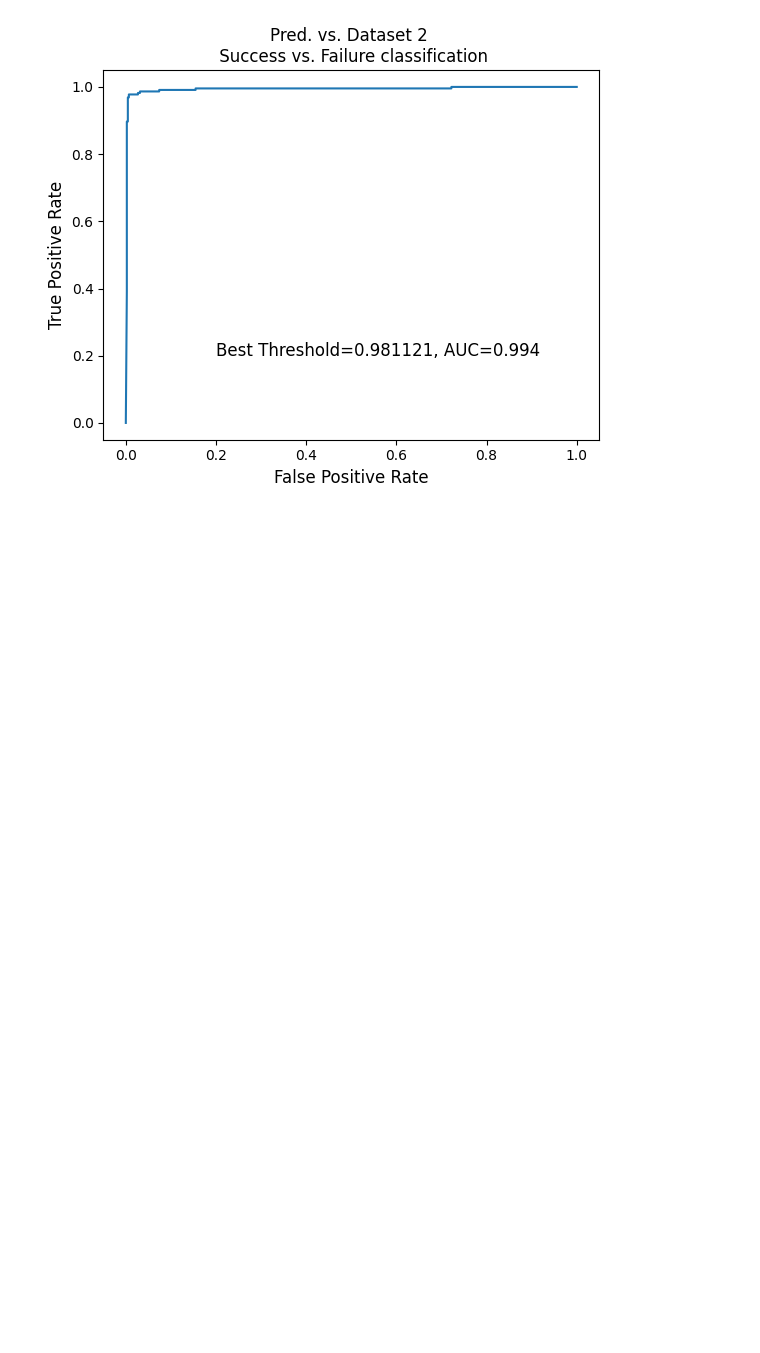
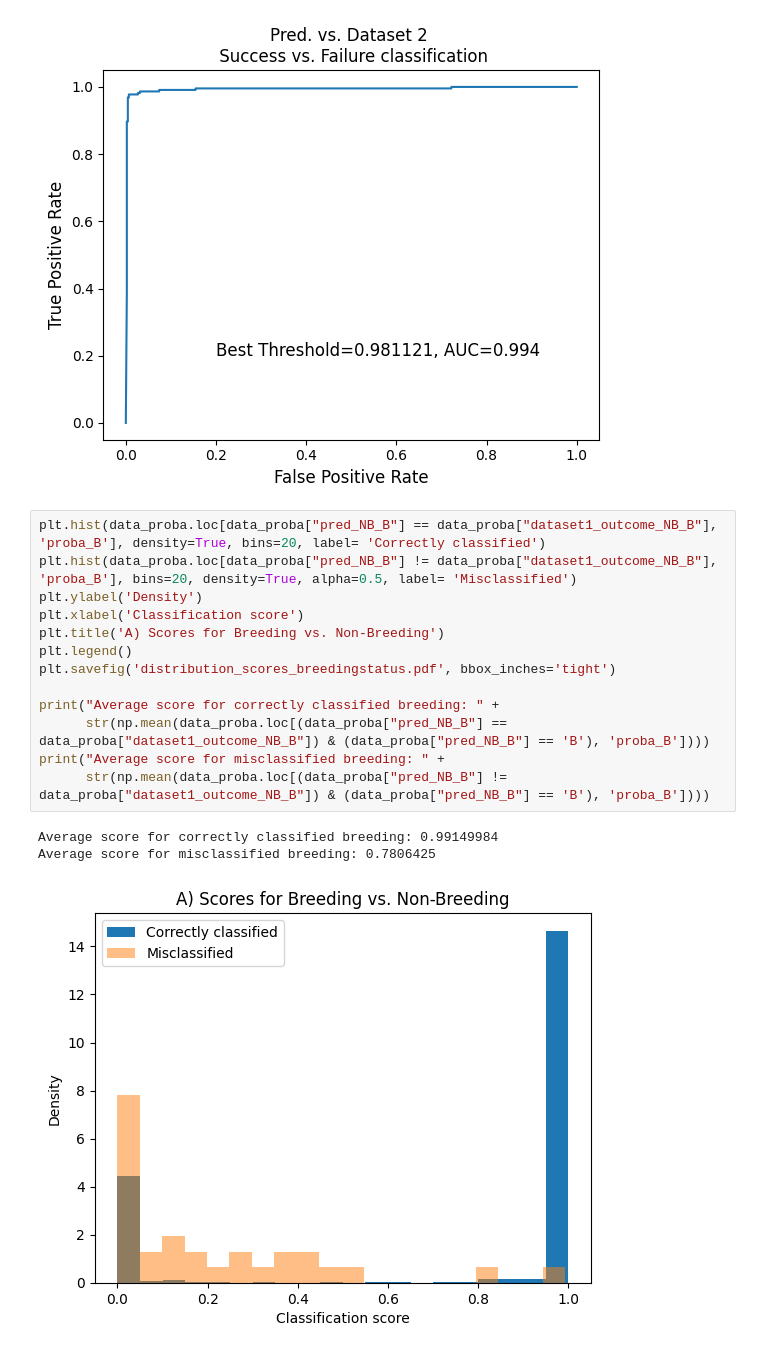
Before and after one commit to g-bardon/RFIDeep, a Jupyter notebook: RFIDeep_Codes/accuracy_RFIDeep_paper.ipynb, the cells around one changed output. Saved outputs shown, nothing was run; the diff lists cells and outputs as text; blank space fills up the shorter version.

```diff
--- a/RFIDeep_Codes/accuracy_RFIDeep_paper.ipynb
+++ b/RFIDeep_Codes/accuracy_RFIDeep_paper.ipynb
@@ -527,3 +543,20 @@ Pred. vs. Dat.2 AUC: 0.9935198777373363
 Best Threshold=0.981121, G-Mean=0.985
 [figure]
 [figure]
+# %%
+plt.hist(data_proba.loc[data_proba["pred_NB_B"] == data_proba["dataset1_outcome_NB_B"], 'proba_B'], density=True, bins=20, label= 'Correctly classified')
+plt.hist(data_proba.loc[data_proba["pred_NB_B"] != data_proba["dataset1_outcome_NB_B"], 'proba_B'], bins=20, density=True, alpha=0.5, label= 'Misclassified')
+plt.ylabel('Density')
+plt.xlabel('Classification score')
+plt.title('A) Scores for Breeding vs. Non-Breeding')
+plt.legend()
+plt.savefig('distribution_scores_breedingstatus.pdf', bbox_inches='tight')
+
+print("Average score for correctly classified breeding: " +
+      str(np.mean(data_proba.loc[(data_proba["pred_NB_B"] == data_proba["dataset1_outcome_NB_B"]) & (data_proba["pred_NB_B"] == 'B'), 'proba_B'])))
+print("Average score for misclassified breeding: " +
+      str(np.mean(data_proba.loc[(data_proba["pred_NB_B"] != data_proba["dataset1_outcome_NB_B"]) & (data_proba["pred_NB_B"] == 'B'), 'proba_B'])))
+# %% [output]
+Average score for correctly classified breeding: 0.99149984
+Average score for misclassified breeding: 0.7806425
+[figure, added]
```
Also changed, not shown: parts of 2 cells of this notebook.
